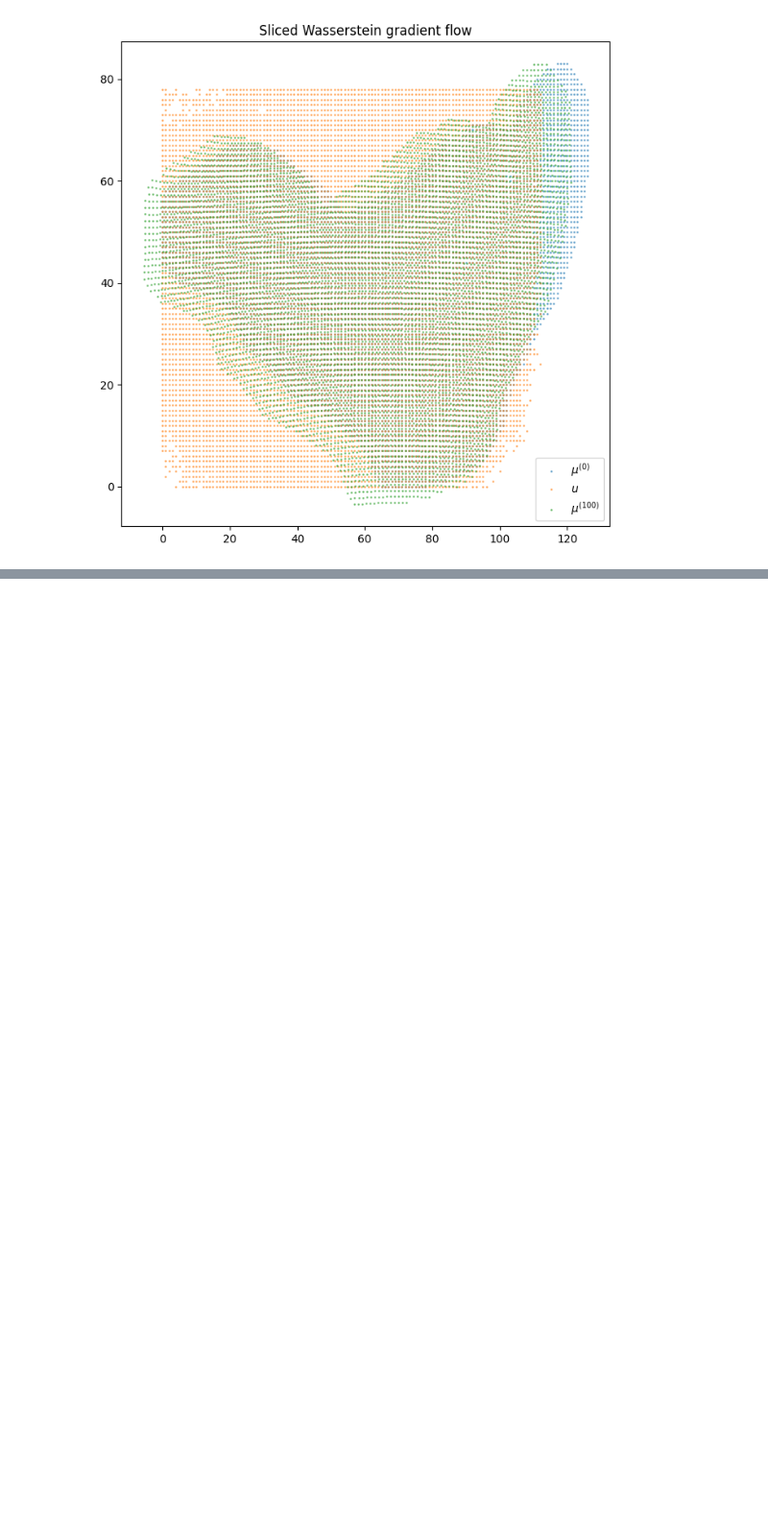
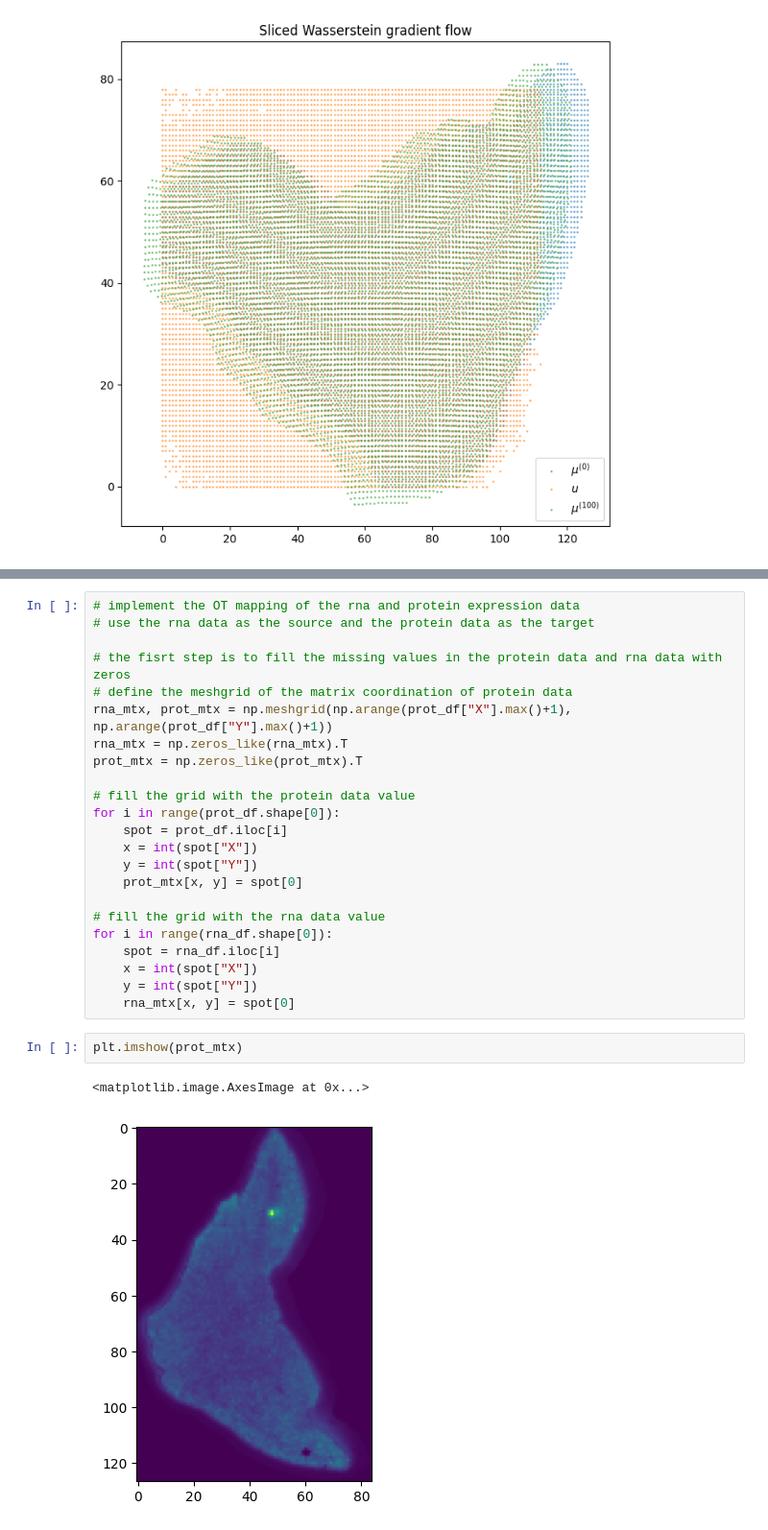
Before and after one commit to cb11711211/sc_st_attention_integration, a Jupyter notebook: pot_fuse_prot_rna.ipynb, the cells around one changed output, grey strips where cells are left out. Shown at 96% size. Drawn from its saved outputs; the diff is of its cells as text; blank space fills up the shorter version.

```diff
--- a/pot_fuse_prot_rna.ipynb
+++ b/pot_fuse_prot_rna.ipynb
@@ -221,0 +263,28 @@ ax = pl.axis()
+# %%
+# implement the OT mapping of the rna and protein expression data
+# use the rna data as the source and the protein data as the target
+
+# the fisrt step is to fill the missing values in the protein data and rna data with zeros
+# define the meshgrid of the matrix coordination of protein data
+rna_mtx, prot_mtx = np.meshgrid(np.arange(prot_df["X"].max()+1), np.arange(prot_df["Y"].max()+1))
+rna_mtx = np.zeros_like(rna_mtx).T
+prot_mtx = np.zeros_like(prot_mtx).T
+
+# fill the grid with the protein data value
+for i in range(prot_df.shape[0]):
+    spot = prot_df.iloc[i]
+    x = int(spot["X"])
+    y = int(spot["Y"])
+    prot_mtx[x, y] = spot[0]
+
+# fill the grid with the rna data value
+for i in range(rna_df.shape[0]):
+    spot = rna_df.iloc[i]
+    x = int(spot["X"])
+    y = int(spot["Y"])
+    rna_mtx[x, y] = spot[0]
+# %%
+plt.imshow(prot_mtx)
+# %% [output]
+<matplotlib.image.AxesImage at 0x...>
+[figure, added]
```
Also changed, not shown: parts of 8 cells of this notebook.
